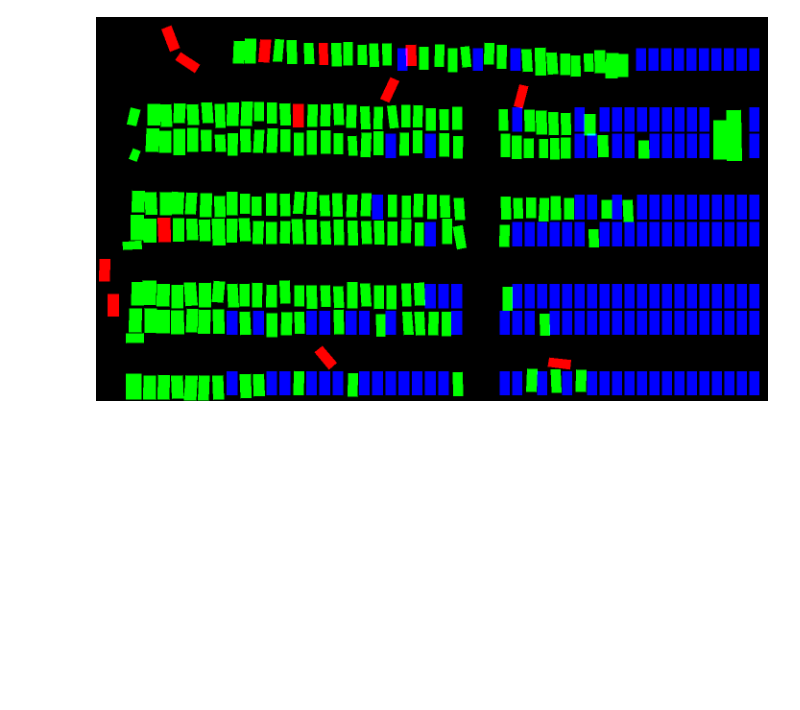
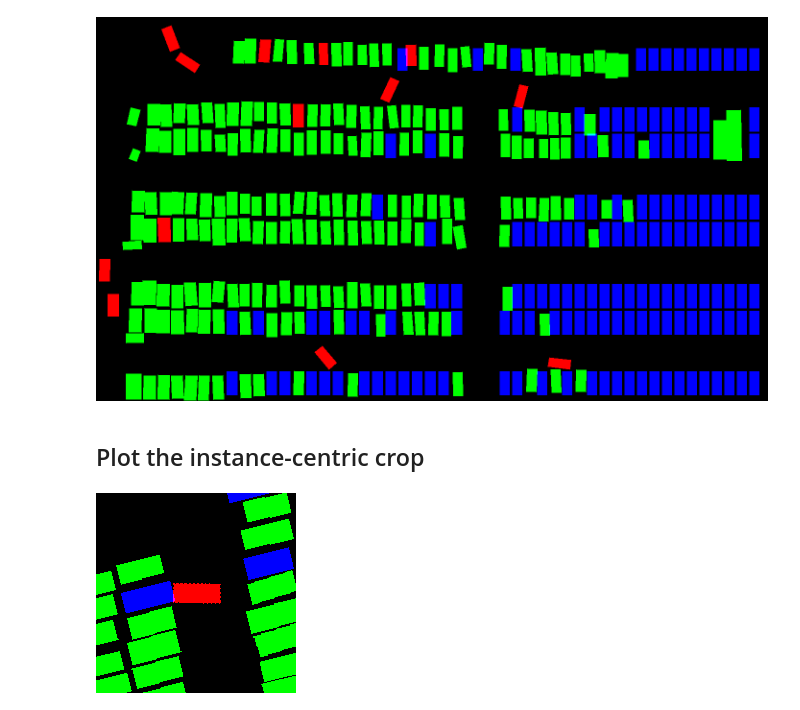
Before and after one commit to MPC-Berkeley/dlp-dataset, a Jupyter notebook: visualization.ipynb, the cells around one changed output. Drawn from its saved outputs; the diff is of its cells as text; code cells hidden in the pictures; blank space fills up the shorter version.

Commit message:
instance-centric crop

```diff
--- a/visualization.ipynb
+++ b/visualization.ipynb
@@ -39,3 +45,10 @@ scene = ds.get('scene', ds.list_scenes()[0])
 smt_vis.plot_frame(scene['first_frame'])
 # %% [output]
 [figure]
+# %% [markdown]
+## Plot the instance-centric crop
+# %%
+frame = ds.get('frame', scene['first_frame'])
+smt_vis.plot_instance_local(frame['instances'][0])
+# %% [output]
+[figure, added]
```
Also changed, not shown: parts of 4 cells of this notebook, 3 other files.
